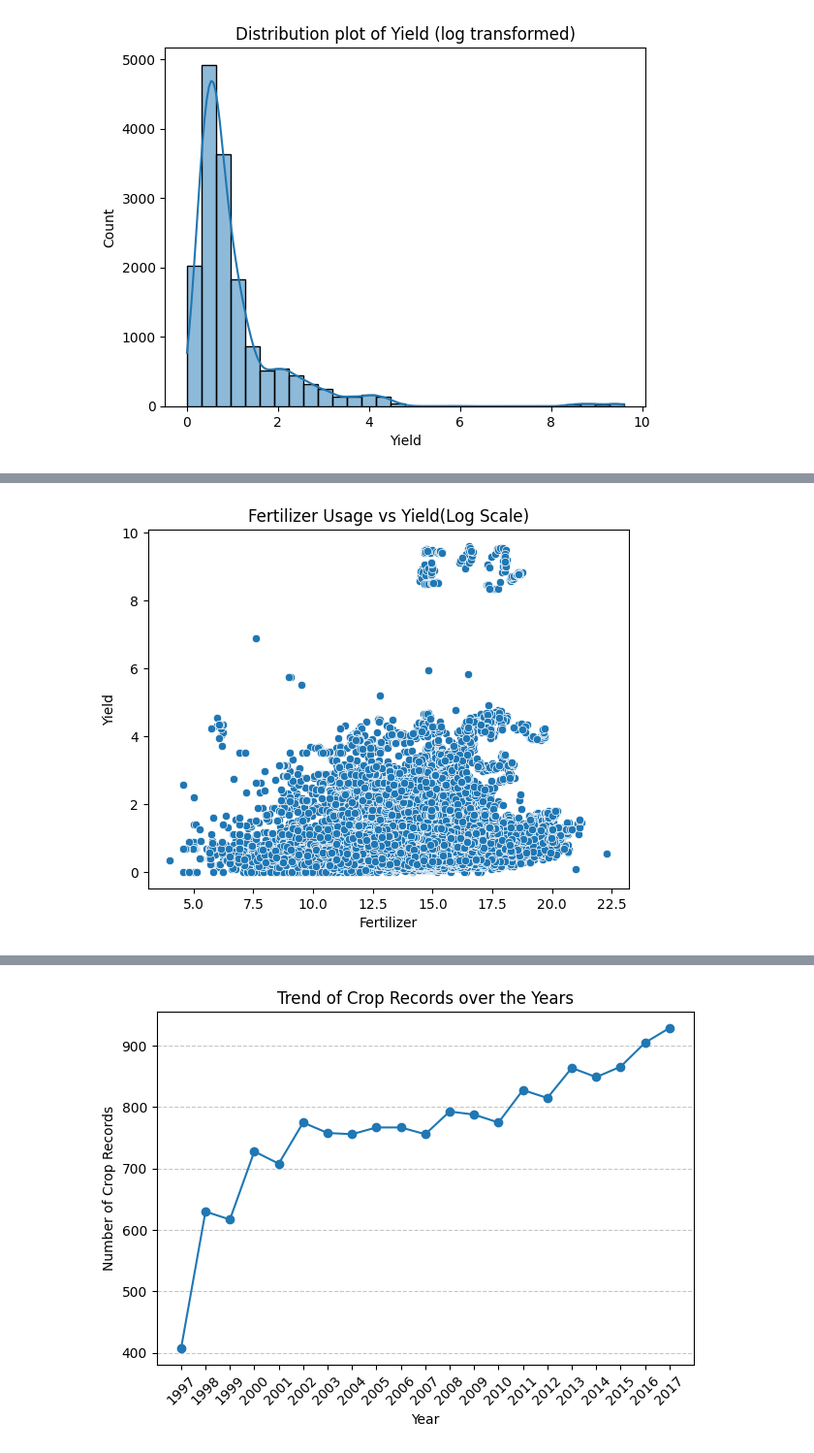
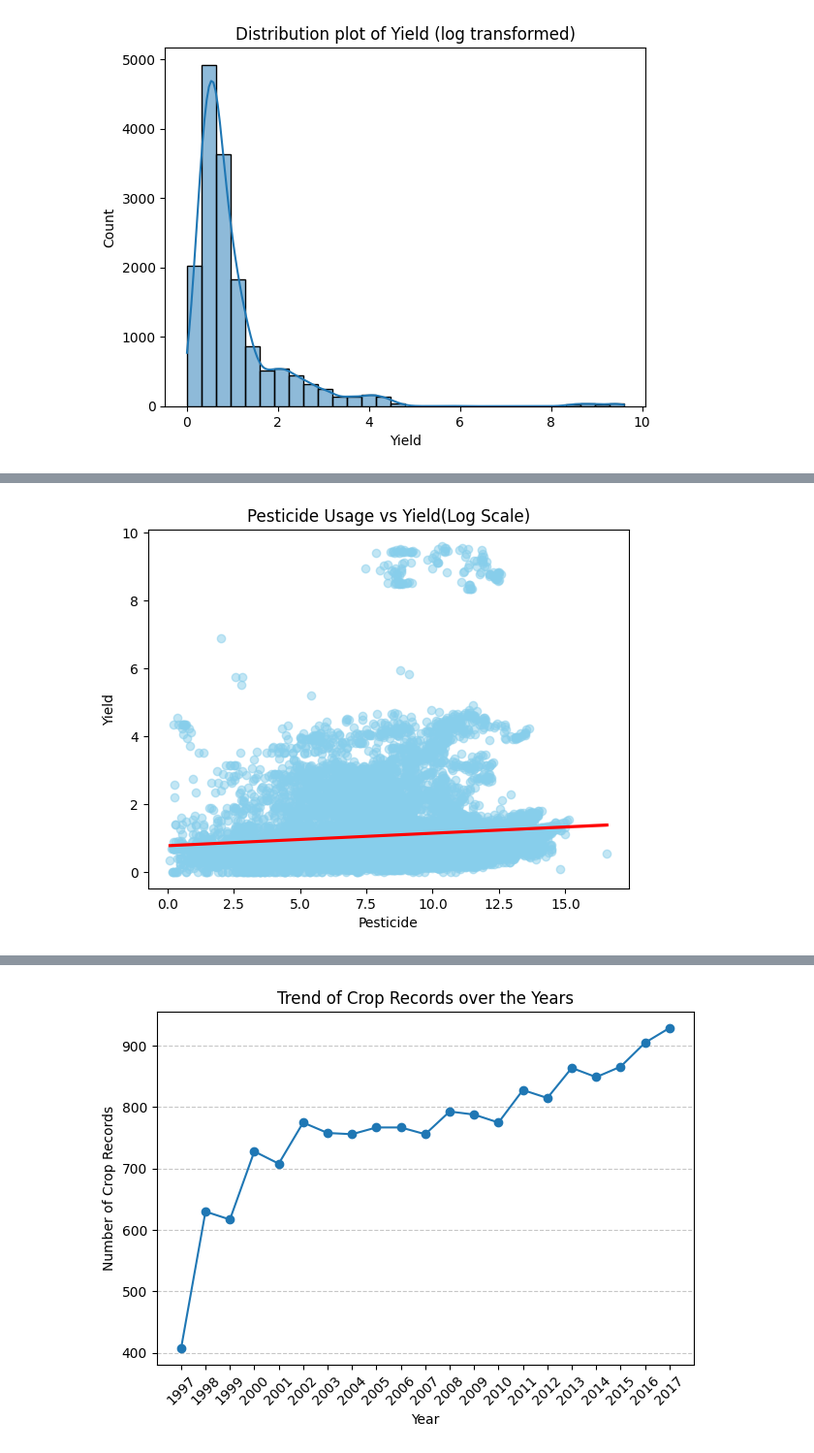
Before and after one commit to Sneha-s-kumarr/ICTAK_DSA_FinalProject, a Jupyter notebook: Crop_Yield_prediction_regression_task.ipynb, the cells around one changed output, grey strips where cells are left out. Shown at 97% size. Drawn from its saved outputs; the diff is of its cells as text; code cells hidden in the pictures.

```diff
--- a/Crop_Yield_prediction_regression_task.ipynb
+++ b/Crop_Yield_prediction_regression_task.ipynb
@@ -375,6 +401,12 @@ plt.show()
 # %%
-sns.scatterplot(x= np.log1p(yield_df.Fertilizer), y= np.log1p(yield_df.Yield))
-plt.title('Fertilizer Usage vs Yield(Log Scale)')
+# sns.scatterplot(x= np.log1p(yield_df.Pesticide), y= np.log1p(yield_df.Yield))
+sns.regplot (
+    x= np.log1p(yield_df.Pesticide),
+    y= np.log1p(yield_df.Yield),
+    scatter_kws= {'alpha':0.5, 'color':'skyblue'},
+    line_kws= {'color':'red'}
+)
+plt.title('Pesticide Usage vs Yield(Log Scale)')
 plt.show()
 # %% [output]
-[figure, old version]
+[figure, new version]
```
Also changed, not shown: parts of 6 cells of this notebook.
